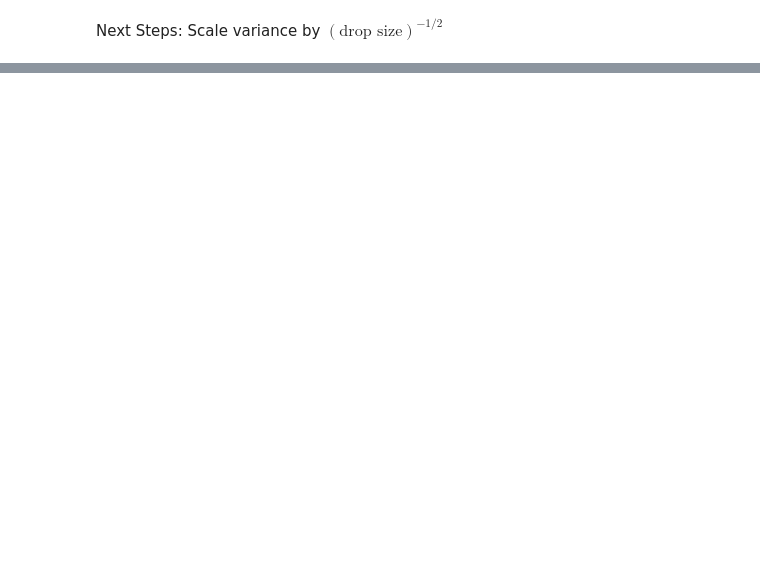
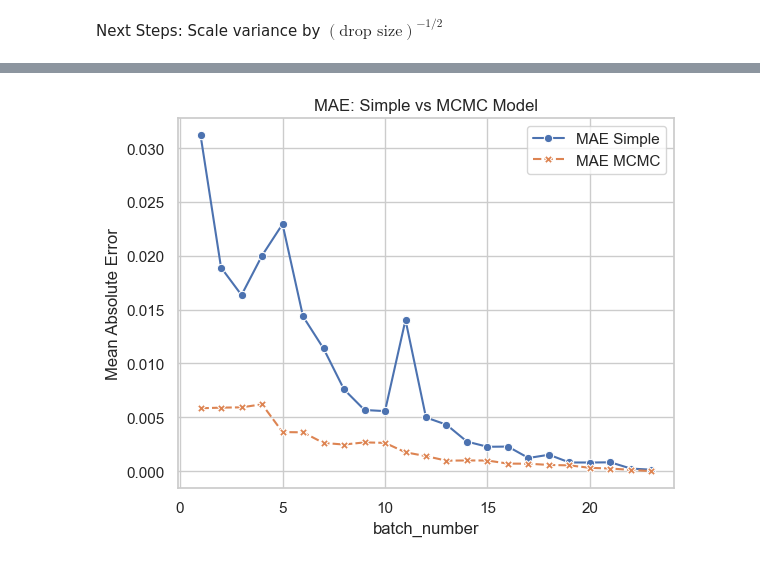
Before and after one commit to rickyrojas311/realtimeElectionForecasting, a Jupyter notebook: model_v1/model_v1.ipynb, the cells around one changed output, grey strips where cells are left out. Saved outputs shown, nothing was run; the diff lists cells and outputs as text; code cells hidden in the pictures; blank space fills up the shorter version.

```diff
--- a/model_v1/model_v1.ipynb
+++ b/model_v1/model_v1.ipynb
@@ -717,0 +1011,20 @@ Next Steps: Scale variance by $(\text{drop size})^{-1/2}$
+# %%
+import pandas as pd
+
+# 1. The prediction is simply the past cumulative proportion
+model_data['simple_prediction'] = model_data['past_cumulative_prop']
+
+# 2. Calculate the error (difference between prediction and actual final result)
+model_data['simple_error'] = model_data['simple_prediction'] - model_data['final_dem_prop']
+model_data['simple_abs_error'] = model_data['simple_error'].abs()
+
+# 3. Calculate the Mean Absolute Error (MAE) for each batch number
+# We also count 'N_Races' to see how many races are being evaluated at each step
+simple_mae_summary = model_data.groupby('batch_number').agg(
+    MAE=('simple_abs_error', 'mean'),
+    N_Races=('Race', 'count')
+).reset_index()
+
+# 4. Display the results
+print("Mean Absolute Error (Simple Model: Final = Past Cum Prop):")
+print(simple_mae_summary.round(4).to_string(index=False))
@@ -717,0 +1160,14 @@ Next Steps: Scale variance by $(\text{drop size})^{-1/2}$
+# %%
+mcmc_mae_summary['batch_number'] = mcmc_mae_summary['Batch_ID'].map(batch_mapping)
+# %%
+import seaborn as sns
+import matplotlib.pyplot as plt
+
+# Merge, prep the dataframe, and plot with Seaborn in just a few lines
+plot_df = simple_mae_summary.merge(mcmc_mae_summary, on='batch_number', suffixes=(' Simple', ' MCMC')).set_index('batch_number')[['MAE Simple', 'MAE MCMC']]
+
+sns.lineplot(data=plot_df[['MAE Simple', 'MAE MCMC']], markers=True).set(title="MAE: Simple vs MCMC Model", ylabel="Mean Absolute Error")
+
+plt.show()
+# %% [output]
+[figure, added]
```
Also changed, not shown: parts of 14 cells of this notebook.
